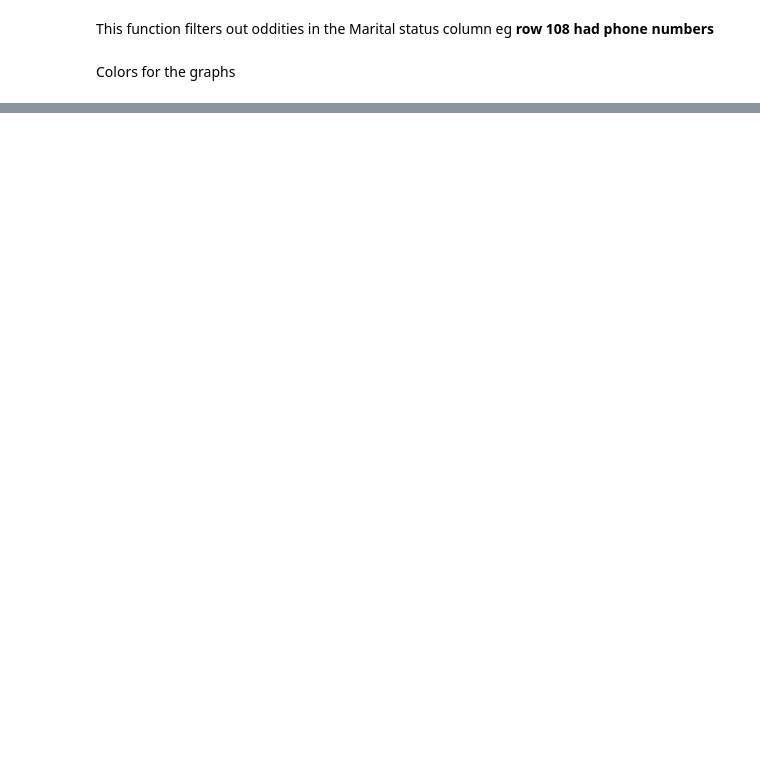
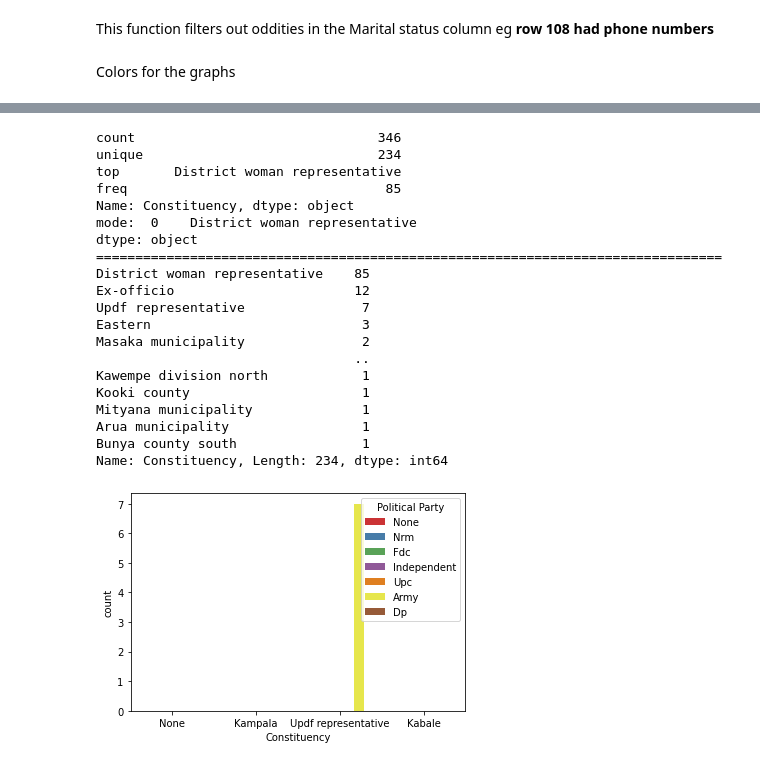
Before and after one commit to ssembatyaisaac/data_analysis, a Jupyter notebook: MPS.ipynb, the cells around one changed output, grey strips where cells are left out. Cells and saved outputs as stored; diff of their text form; code cells hidden in the pictures; blank space fills up the shorter version.

```diff
--- a/MPS.ipynb
+++ b/MPS.ipynb
@@ -199,0 +237,24 @@ Name: District, Length: 119, dtype: int64
+# %%
+categorical_summarized(df2, x = 'Constituency', hue ='Political Party')
+# %% [output]
+count                               346
+unique                              234
+top       District woman representative
+freq                                 85
+Name: Constituency, dtype: object
+mode:  0    District woman representative
+dtype: object
+================================================================================
+District woman representative    85
+Ex-officio                       12
+Updf representative               7
+Eastern                           3
+Masaka municipality               2
+                                 ..
+Kawempe division north            1
+Kooki county                      1
+Mityana municipality              1
+Arua municipality                 1
+Bunya county south                1
+Name: Constituency, Length: 234, dtype: int64
+[figure, added]
```
Also changed, not shown: parts of 13 cells of this notebook.
